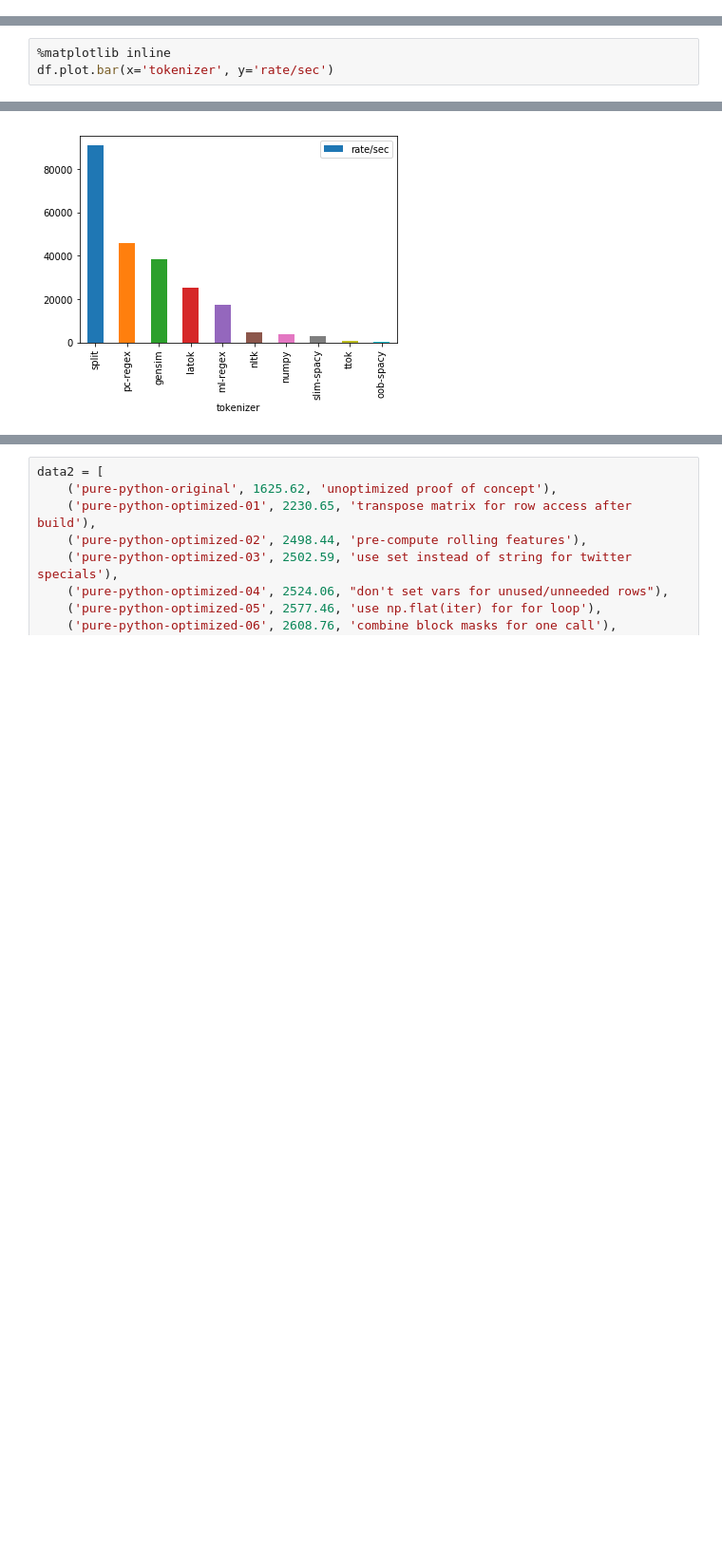
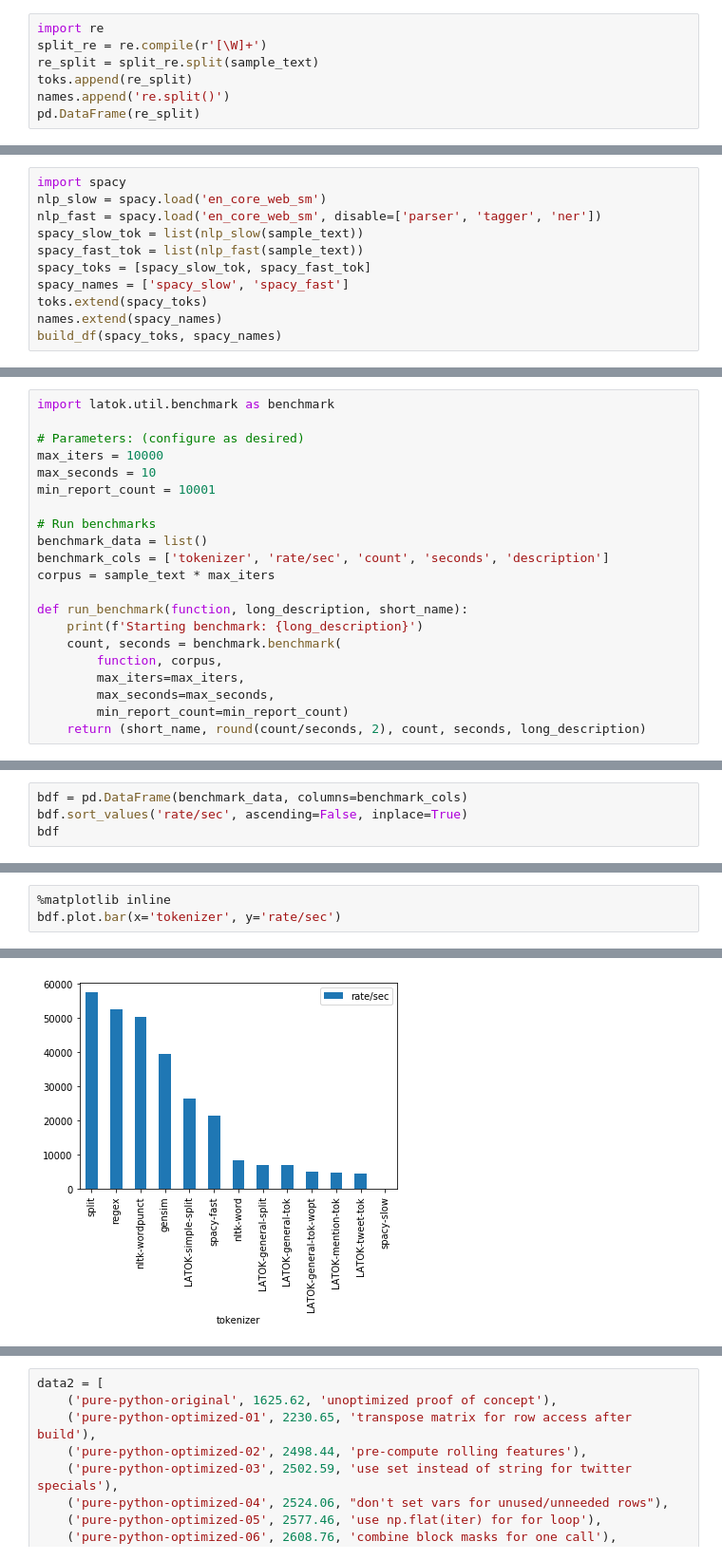
Before and after one commit to resero-labs/latok, a Jupyter notebook: notebooks/tutorial/02_performance.ipynb, the cells around one changed output, grey strips where cells are left out. Shown at 95% size. Drawn from its saved outputs; the diff is of its cells as text; blank space fills up the shorter version.

```diff
--- a/notebooks/tutorial/02_performance.ipynb
+++ b/notebooks/tutorial/02_performance.ipynb
@@ -68,0 +61,7 @@ df
+# %%
+import re
+split_re = re.compile(r'[\W]+')
+re_split = split_re.split(sample_text)
+toks.append(re_split)
+names.append('re.split()')
+pd.DataFrame(re_split)
@@ -68,0 +242,11 @@ df
+# %%
+import spacy
+nlp_slow = spacy.load('en_core_web_sm')
+nlp_fast = spacy.load('en_core_web_sm', disable=['parser', 'tagger', 'ner'])
+spacy_slow_tok = list(nlp_slow(sample_text))
+spacy_fast_tok = list(nlp_fast(sample_text))
+spacy_toks = [spacy_slow_tok, spacy_fast_tok]
+spacy_names = ['spacy_slow', 'spacy_fast']
+toks.extend(spacy_toks)
+names.extend(spacy_names)
+build_df(spacy_toks, spacy_names)
@@ -68,0 +295,21 @@ df
+# %%
+import latok.util.benchmark as benchmark
+
+# Parameters: (configure as desired)
+max_iters = 10000
+max_seconds = 10
+min_report_count = 10001
+
+# Run benchmarks
+benchmark_data = list()
+benchmark_cols = ['tokenizer', 'rate/sec', 'count', 'seconds', 'description']
+corpus = sample_text * max_iters
+
+def run_benchmark(function, long_description, short_name):
+    print(f'Starting benchmark: {long_description}')
+    count, seconds = benchmark.benchmark(
+        function, corpus,
+        max_iters=max_iters,
+        max_seconds=max_seconds,
+        min_report_count=min_report_count)
+    return (short_name, round(count/seconds, 2), count, seconds, long_description)
@@ -68,0 +404,4 @@ df
+# %%
+bdf = pd.DataFrame(benchmark_data, columns=benchmark_cols)
+bdf.sort_values('rate/sec', ascending=False, inplace=True)
+bdf
@@ -69,6 +423,6 @@ df
 # %%
 %matplotlib inline
-df.plot.bar(x='tokenizer', y='rate/sec')
+bdf.plot.bar(x='tokenizer', y='rate/sec')
 # %% [output]
 <matplotlib.axes._subplots.AxesSubplot at 0x...>
-[figure, old version]
+[figure, new version]
```
Also changed, not shown: parts of 25 cells of this notebook, 16 other files.
